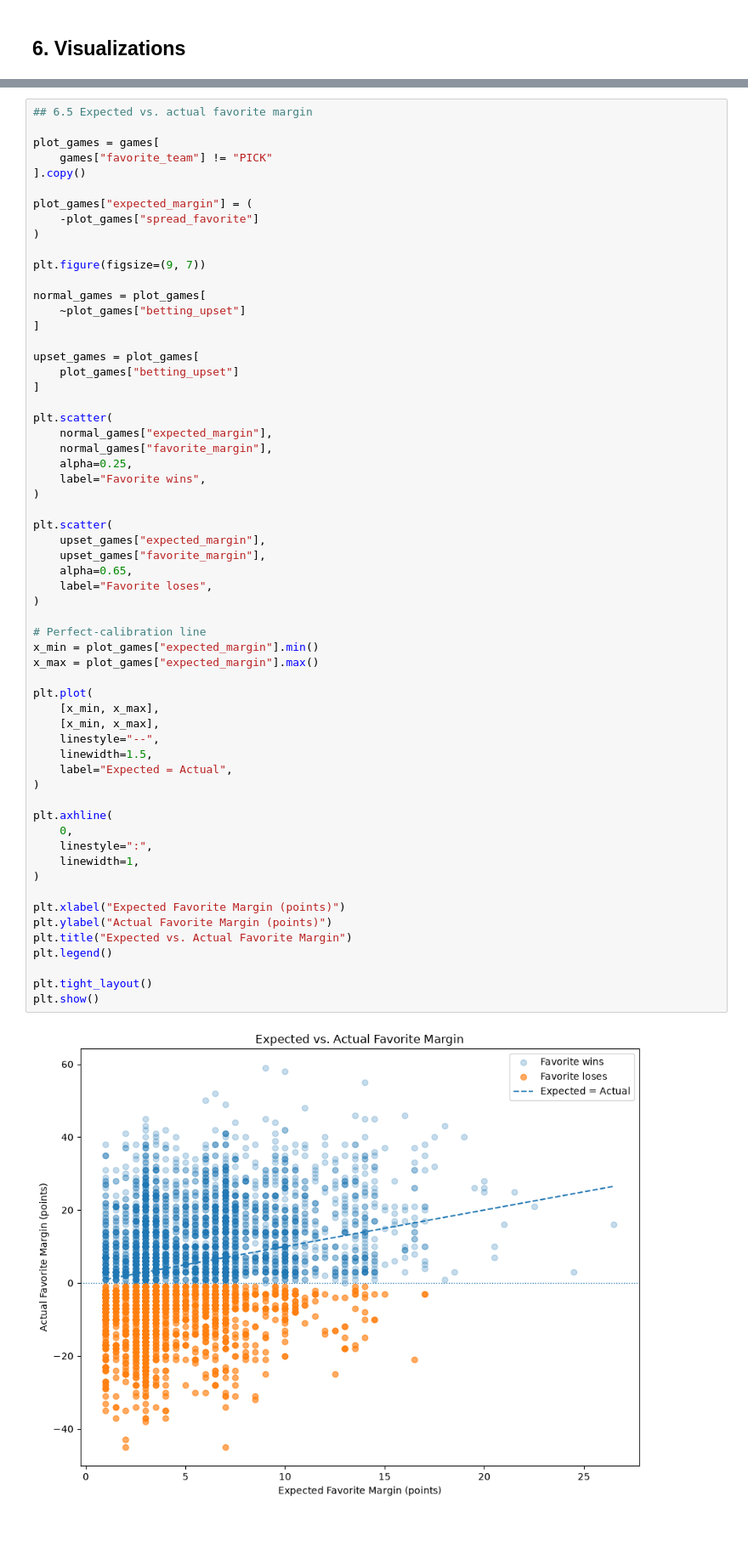
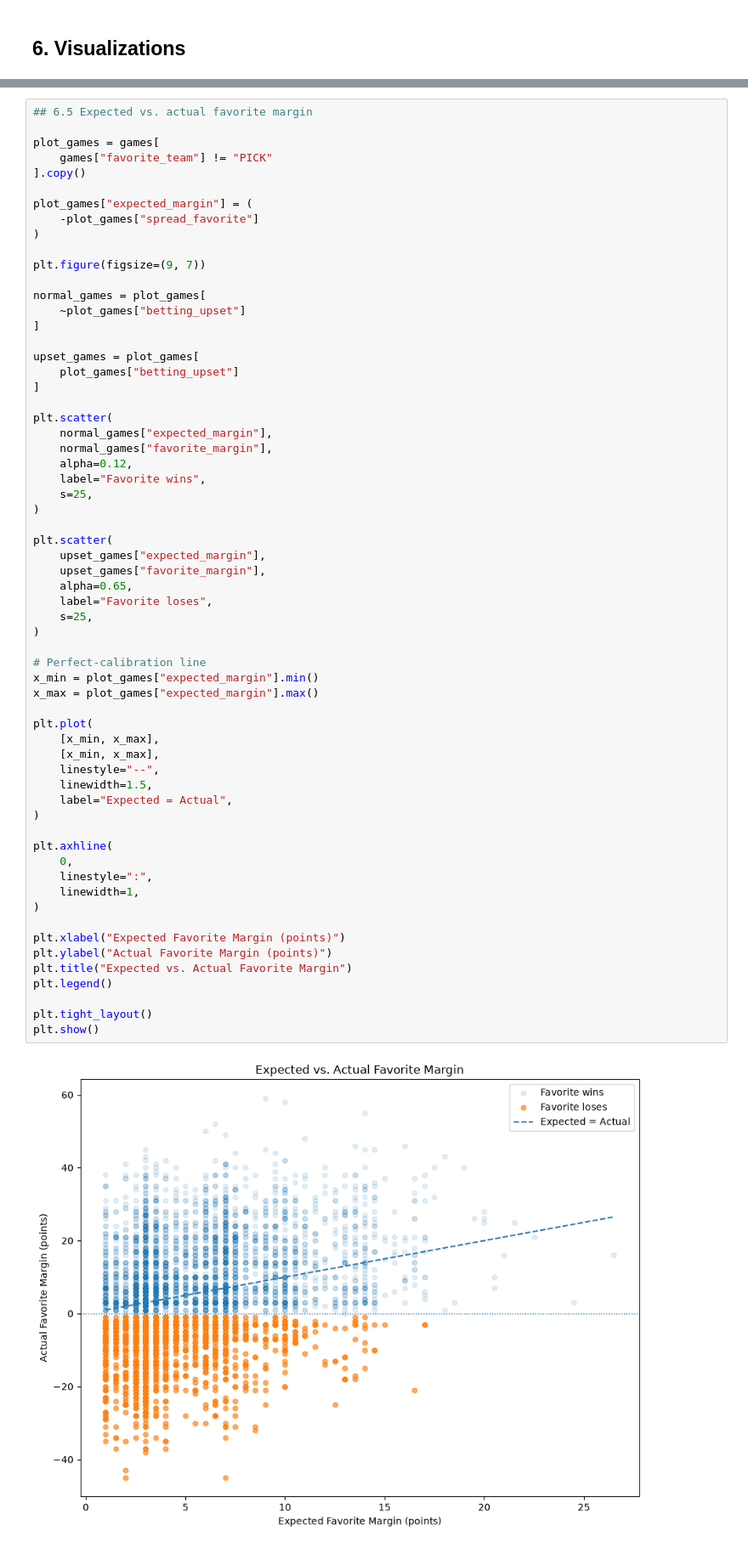
Before and after one commit to natelewis17/Is_NFL_Week1_Chaotic, a Jupyter notebook: notebooks/02_upset_analysis.ipynb, the cells around one changed output, grey strips where cells are left out. Shown at 85% size. Drawn from its saved outputs; the diff is of its cells as text.

```diff
--- a/notebooks/02_upset_analysis.ipynb
+++ b/notebooks/02_upset_analysis.ipynb
@@ -723,8 +755,9 @@ upset_games = plot_games[
 plt.scatter(
     normal_games["expected_margin"],
     normal_games["favorite_margin"],
-    alpha=0.25,
+    alpha=0.12,
     label="Favorite wins",
+    s=25,
 )
 
 plt.scatter(
@@ -732,35 +765,36 @@ plt.scatter(
     upset_games["favorite_margin"],
     alpha=0.65,
     label="Favorite loses",
+    s=25,
 )
 
 # Perfect-calibration line
 x_min = plot_games["expected_margin"].min()
 x_max = plot_games["expected_margin"].max()
 
 plt.plot(
     [x_min, x_max],
     [x_min, x_max],
     linestyle="--",
     linewidth=1.5,
     label="Expected = Actual",
 )
 
 plt.axhline(
     0,
     linestyle=":",
     linewidth=1,
 )
 
 plt.xlabel("Expected Favorite Margin (points)")
 plt.ylabel("Actual Favorite Margin (points)")
 plt.title("Expected vs. Actual Favorite Margin")
 plt.legend()
 
 plt.tight_layout()
 plt.show()
 # %% [output]
-[figure, old version]
+[figure, new version]
 # %% [markdown]
 ## Q1 Takeaway
 
```
Also changed, not shown: parts of 5 cells of this notebook.
